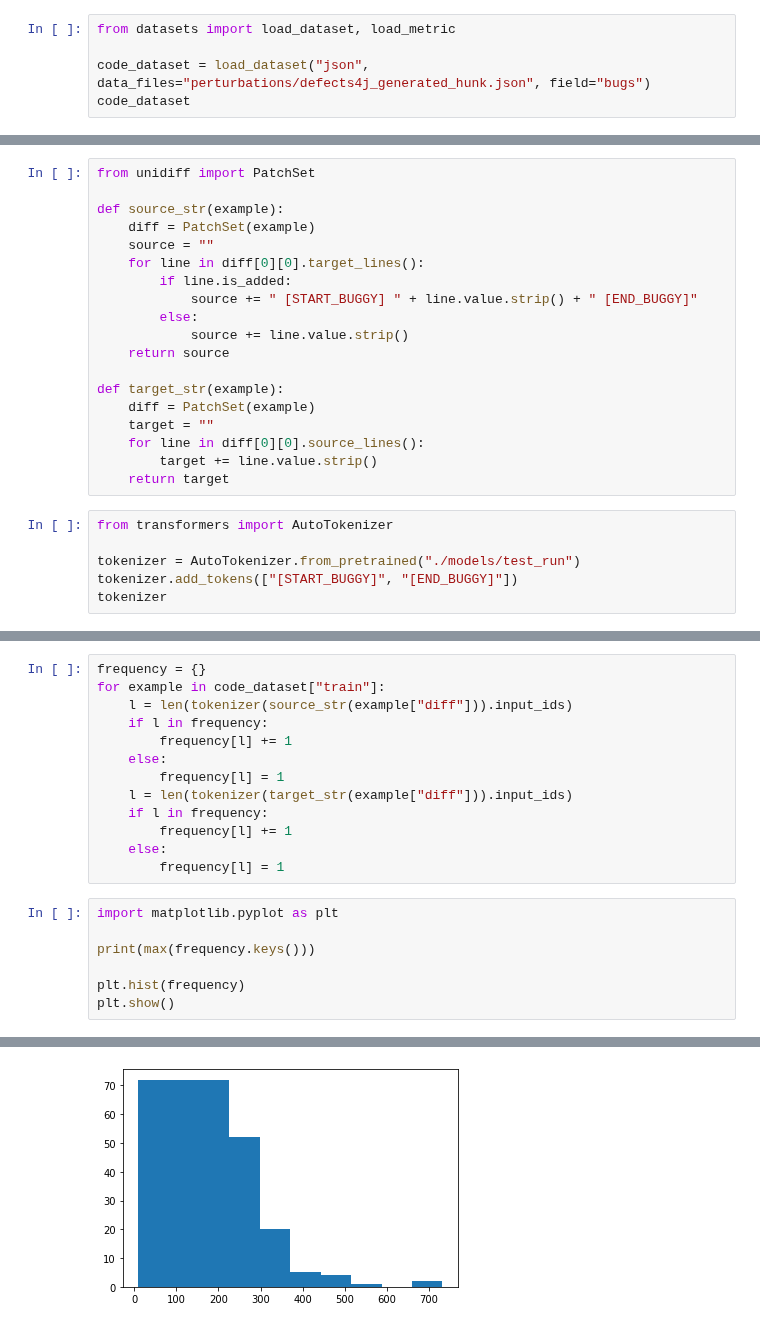
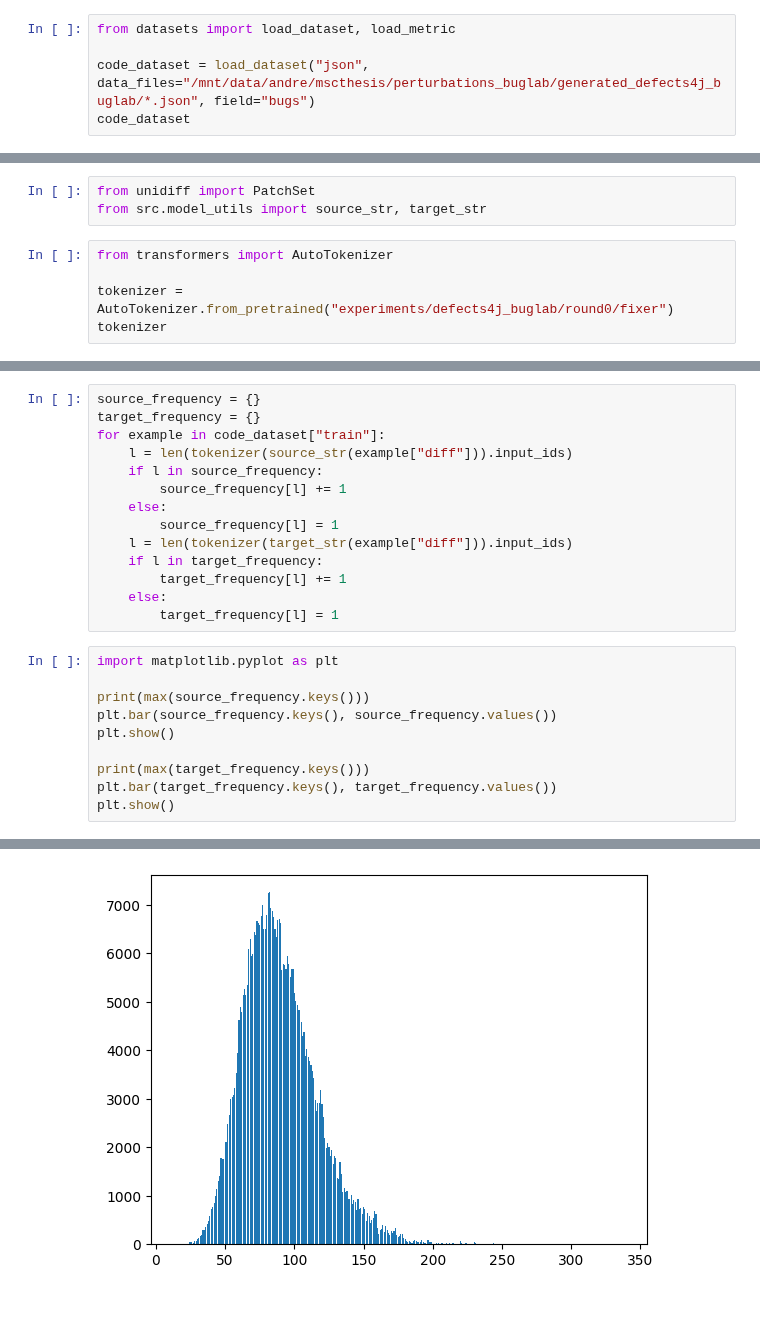
Before and after one commit to andre15silva/mufin, a Jupyter notebook: dataset_analysis.ipynb, the cells around one changed output, grey strips where cells are left out. Saved outputs shown, nothing was run; the diff lists cells and outputs as text.

Commit message:
update dataset analysis

```diff
--- a/dataset_analysis.ipynb
+++ b/dataset_analysis.ipynb
@@ -3,6 +3,6 @@ Load the dataset
 # %%
 from datasets import load_dataset, load_metric
 
-code_dataset = load_dataset("json", data_files="perturbations/defects4j_generated_hunk.json", field="bugs")
+code_dataset = load_dataset("json", data_files="/mnt/data/andre/mscthesis/perturbations_buglab/generated_defects4j_buglab/*.json", field="bugs")
 code_dataset
 # %% [output]
@@ -18,26 +37,9 @@ DatasetDict({
 # %%
 from unidiff import PatchSet
-
-def source_str(example):
-    diff = PatchSet(example)
-    source = ""
-    for line in diff[0][0].target_lines():
-        if line.is_added:
-            source += " [START_BUGGY] " + line.value.strip() + " [END_BUGGY]"
-        else:
-            source += line.value.strip()
-    return source
-
-def target_str(example):
-    diff = PatchSet(example)
-    target = ""
-    for line in diff[0][0].source_lines():
-        target += line.value.strip()
-    return target
+from src.model_utils import source_str, target_str
 # %%
 from transformers import AutoTokenizer
 
-tokenizer = AutoTokenizer.from_pretrained("./models/test_run")
-tokenizer.add_tokens(["[START_BUGGY]", "[END_BUGGY]"])
+tokenizer = AutoTokenizer.from_pretrained("experiments/defects4j_buglab/round0/fixer")
 tokenizer
 # %% [output]
@@ -67,21 +47,25 @@ tokenizer(source_str(code_dataset["train"][0]["diff"]))
 # %%
-frequency = {}
+source_frequency = {}
+target_frequency = {}
 for example in code_dataset["train"]:
     l = len(tokenizer(source_str(example["diff"])).input_ids)
-    if l in frequency:
-        frequency[l] += 1
+    if l in source_frequency:
+        source_frequency[l] += 1
     else:
-        frequency[l] = 1
+        source_frequency[l] = 1
     l = len(tokenizer(target_str(example["diff"])).input_ids)
-    if l in frequency:
-        frequency[l] += 1
+    if l in target_frequency:
+        target_frequency[l] += 1
     else:
-        frequency[l] = 1
+        target_frequency[l] = 1
 # %%
 import matplotlib.pyplot as plt
 
-print(max(frequency.keys()))
+print(max(source_frequency.keys()))
+plt.bar(source_frequency.keys(), source_frequency.values())
+plt.show()
 
-plt.hist(frequency)
+print(max(target_frequency.keys()))
+plt.bar(target_frequency.keys(), target_frequency.values())
 plt.show()
 # %% [output]
@@ -89 +73 @@ plt.show()
-[figure, old version]
+[figure, new version]
```
Also changed, not shown: parts of 10 cells of this notebook.
